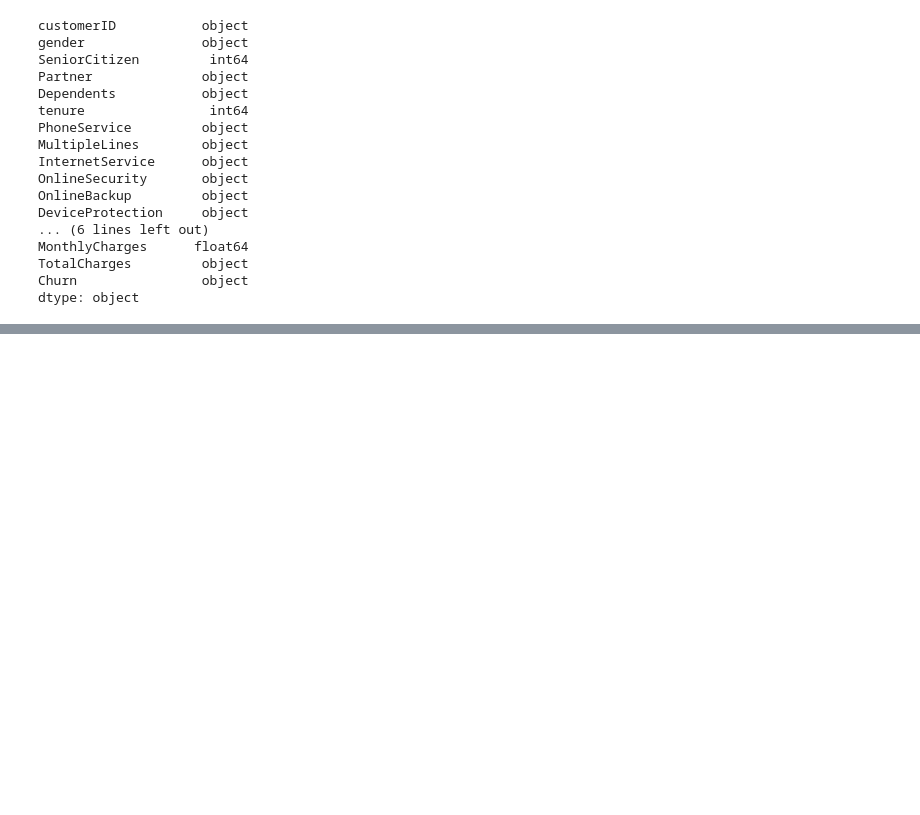
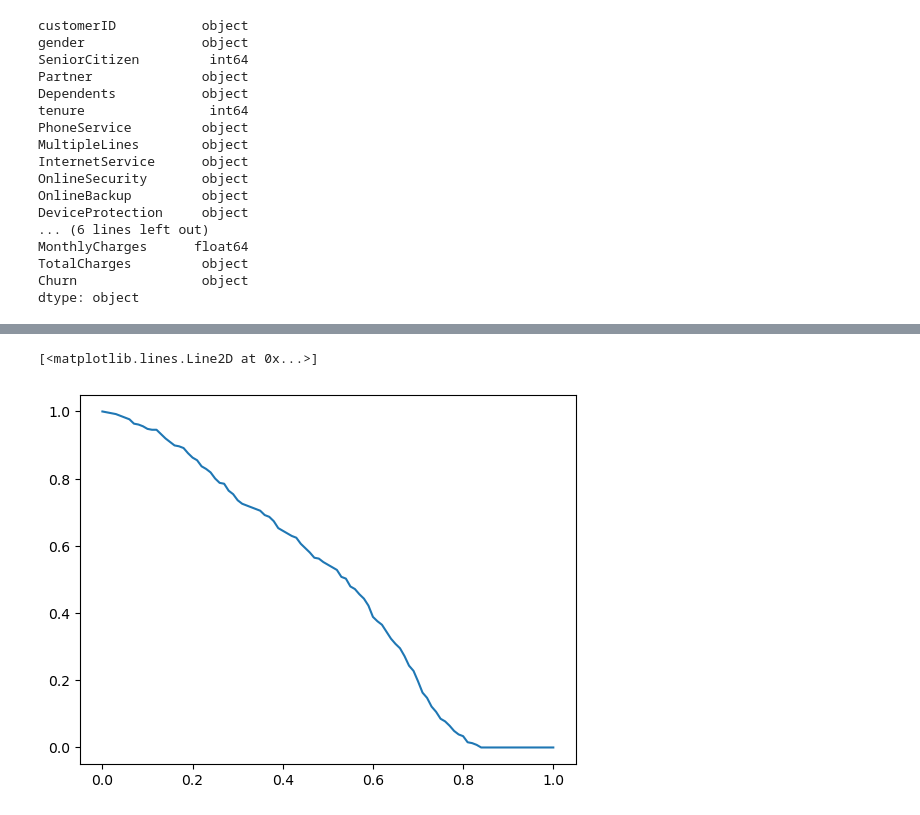
Before and after one commit to ePaddyy/machine_learning_zoomcamp, a Jupyter notebook: regression/churn_prediction.ipynb, the cells around one changed output, grey strips where cells are left out. Saved outputs shown, nothing was run; the diff lists cells and outputs as text; code cells hidden in the pictures; blank space fills up the shorter version.

```diff
--- a/regression/churn_prediction.ipynb
+++ b/regression/churn_prediction.ipynb
@@ -45,0 +914,3 @@ for c in categorical_columns:
+# %%
+fp = (actual_negative & predict_positive).sum()
+fn = (actual_positive & predict_negative).sum()
@@ -45,0 +970,19 @@ for c in categorical_columns:
+# %%
+score = []
+
+thresholds = np.linspace(0, 1, 101)
+
+for t in thresholds:
+    actual_positive = (y_val == 1)
+    actual_negative = (y_val == 0)
+
+    predict_positive = (y_pred >= t)
+    predict_negative = (y_pred < t)
+
+    tp = (actual_positive & predict_positive).sum()
+    tn = (actual_negative & predict_negative).sum()
+
+    fp = (actual_negative & predict_positive).sum()
+    fn = (actual_positive & predict_negative).sum()
+
+    score.append((t, tp, fp, fn, tn))
@@ -45,0 +1009,4 @@ for c in categorical_columns:
+# %%
+columns = ['threshold', 'tp', 'fp', 'fn', 'tn']
+df_score = pd.DataFrame(score, columns = columns)
+df_score
@@ -45,0 +1027,3 @@ for c in categorical_columns:
+# %%
+df_score['tpr'] = (df_score.tp) / (df_score.tp + df_score.fn)
+df_score['fpr'] = (df_score.fp) / (df_score.fp + df_score.tn)
@@ -45,0 +1045,5 @@ for c in categorical_columns:
+# %%
+plt.plot(df_score.threshold, df_score.tpr)
+# %% [output]
+[<matplotlib.lines.Line2D at 0x...>]
+[figure, added]
```
Also changed, not shown: parts of 199 cells of this notebook, 3 other files.
